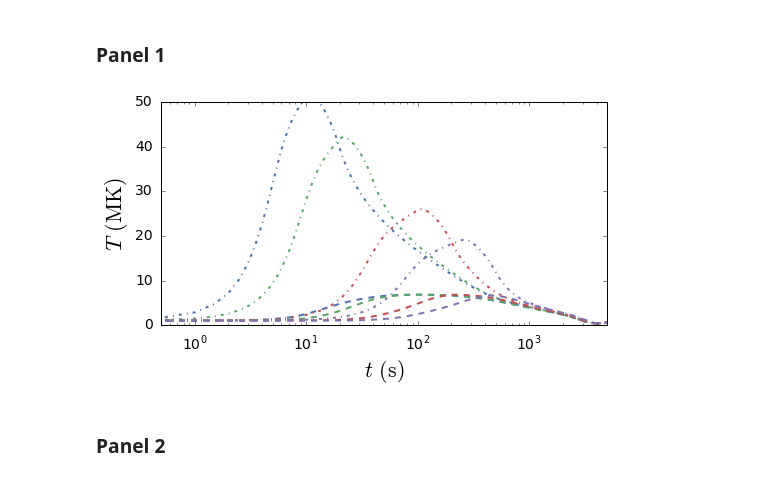
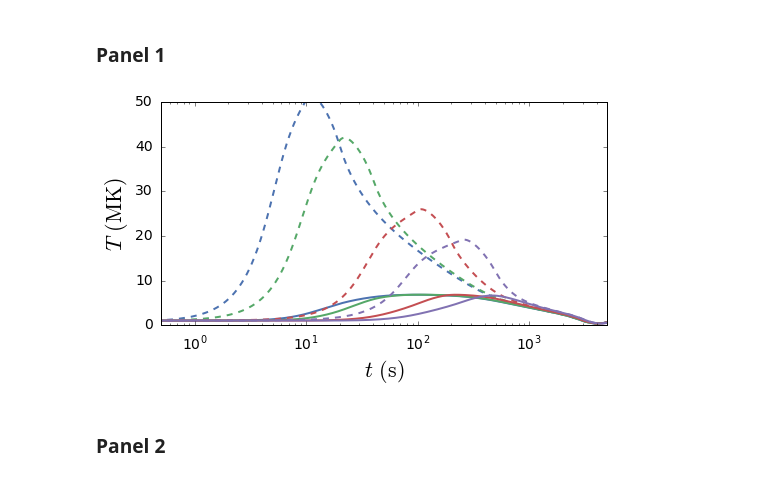
Before and after one commit to wtbarnes/research_notebook, a Jupyter notebook: figure_builders/hot_non_flaring_plasma_1_figures.ipynb, the cells around one changed output. Cells and saved outputs as stored; diff of their text form; code cells hidden in the pictures.

```diff
--- a/figure_builders/hot_non_flaring_plasma_1_figures.ipynb
+++ b/figure_builders/hot_non_flaring_plasma_1_figures.ipynb
@@ -71,7 +72,7 @@ Set up a base dictionary. We'll modify it appropriately.
 # %%
 #input dictionary
 config_dict = {'usage_option':'dem','rad_option':'rk','dem_option':'new','heat_flux_option':'classical',
-              'solver':'euler','ic_mode':'st_eq','print_plasma_params':'True'}
+              'solver':'rka4','ic_mode':'st_eq','print_plasma_params':'True'}
 config_dict['total_time'] = 5000
 config_dict['tau'] = 0.5
 config_dict['rka_error'] = 1.0e-6
@@ -95,7 +96,7 @@ config_dict['num_events'] = 1
 config_dict['t_pulse_half'] = 100
 config_dict['h_nano'] = 0.1
 config_dict['sample_rate'] = 1
-base_output = '/home/wtb2/Documents/research_notebook/EBTEL/ebtel_data/hp1_figs_sandbox'
+base_output = os.path.join(os.environ['RESEARCH_DIR'],'research_notebook/EBTEL/ebtel_data/hp1_figs_sandbox')
 # %% [markdown]
 Write a function to run EBTEL model and easily vary and save the relevant parameters.
 # %%
@@ -205,7 +206,7 @@ hydrad_time = np.arange(0,5001)
 hydrad_labs = ['tau20s','tau40s','tau200s','tau500s']
 hydrad_res = {}
 loop_midpoint = 4.5e+9
-int_perc = 0.5
+int_perc = 0.8
 # %%
 #tau=20 s run
 Te_avg = []
@@ -494,9 +495,9 @@ ax = fig.gca()
 for i in range(len(tau_h_results)):
     #electron heating
     ax.plot(tau_h_results[i]['te'],tau_h_results[i]['Tee']/1e+6,color=sns.color_palette('deep')[i],
-               linestyle='dashed',label=r'$\tau=%d$ $\mathrm{s}$'%tau_h[i])
+               linestyle='solid',label=r'$\tau=%d$ $\mathrm{s}$'%tau_h[i])
     ax.plot(tau_h_results[i]['te'],tau_h_results[i]['Tei']/1e+6,color=sns.color_palette('deep')[i],
-               linestyle='-.')
+               linestyle='dashed')
 #scale
 ax.set_xscale('log')
 #limits
@@ -508,6 +509,6 @@ ax.set_xlabel(r'$t$ $\mathrm{(s)}$')
 ax.set_ylabel(r'$T$ $\mathrm{(MK)}$')
 #legend
 #ax.legend()
-plt.savefig('/home/wtb2/Documents/papers/hot_non-flaring_plasma_1/figures/tfe_T_panel1.pdf')
+plt.savefig('/home/wtb2/Documents/papers/hot_non-flaring_plasma_1/figures/f3a.eps',format='eps',dpi=1000)
 plt.show()
 # %% [output]
@@ -587,29 +681,29 @@ Three panel figure for ion heating: $n,T,\mathrm{EM}(T)$.
 # %%
 fig = plt.figure(figsize=(8,4))
 ax = fig.gca()
 #plotting
 for i in range(len(tau_h_results)):
     #ion heating
     ax.plot(tau_h_results[i]['ti'],tau_h_results[i]['Tie']/1e+6,color=sns.color_palette('deep')[i],
-               linestyle='dashed',label=r'$\tau=%d$ $\mathrm{s}$'%tau_h[i])
+               linestyle='solid',label=r'$\tau=%d$ $\mathrm{s}$'%tau_h[i])
     ax.plot(tau_h_results[i]['ti'],tau_h_results[i]['Tii']/1e+6,color=sns.color_palette('deep')[i],
-               linestyle='-.')
+               linestyle='dashed')
 #scale
 ax.set_xscale('log')
 #limits
 ax.set_xlim([0,5000])
 ax.set_ylim([0,50])
 #tick labels
 ax.yaxis.set_major_locator(ticker.MaxNLocator(nbins=5))
 #axes labels
 ax.set_xlabel(r'$t$ $\mathrm{(s)}$')
 ax.set_ylabel(r'$T$ $\mathrm{(MK)}$')
 #legend
 #ax.legend()
-plt.savefig('/home/wtb2/Documents/papers/hot_non-flaring_plasma_1/figures/tfi_T_panel1.pdf')
+plt.savefig('/home/wtb2/Documents/papers/hot_non-flaring_plasma_1/figures/f5a.eps',format='eps',dpi=1000)
 plt.show()
 # %% [output]
-[figure, old version]
+[figure, new version]
 # %% [markdown]
 ### Panel 2
 # %%
```
Also changed, not shown: parts of 20 cells of this notebook, 1 other file.
